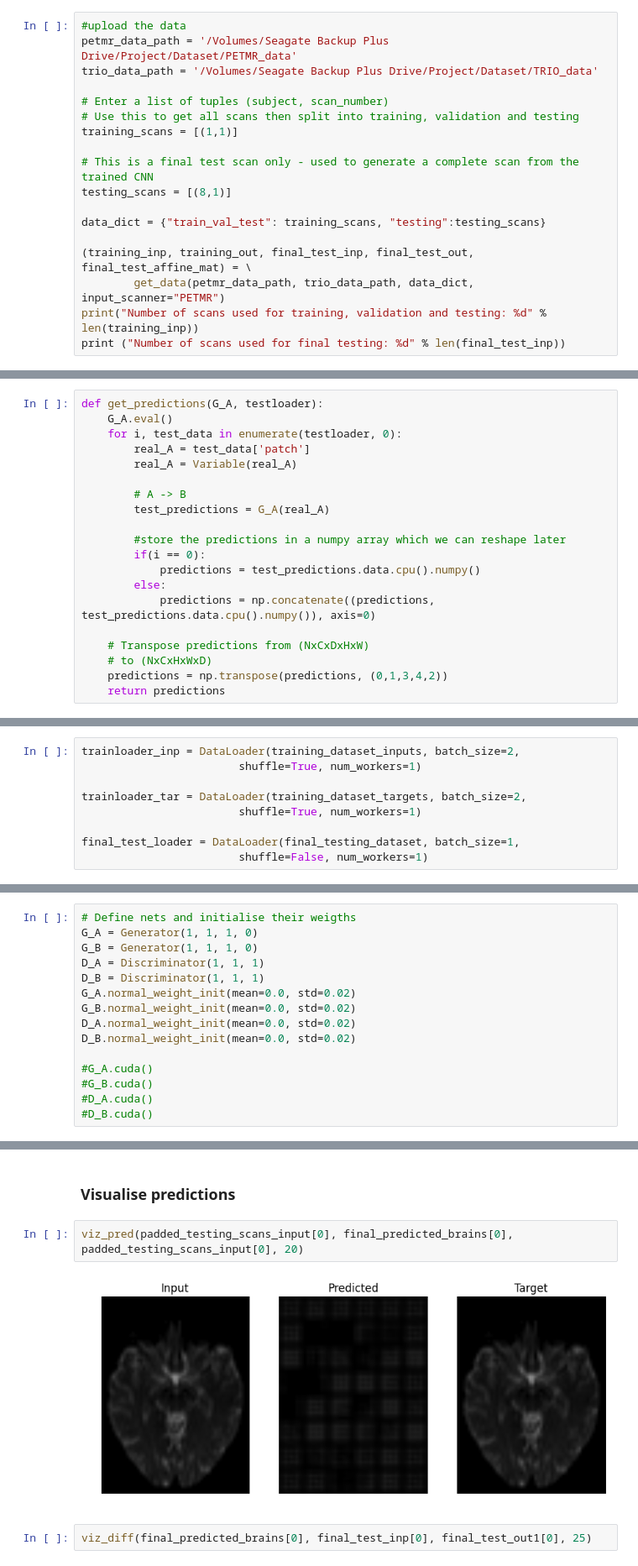
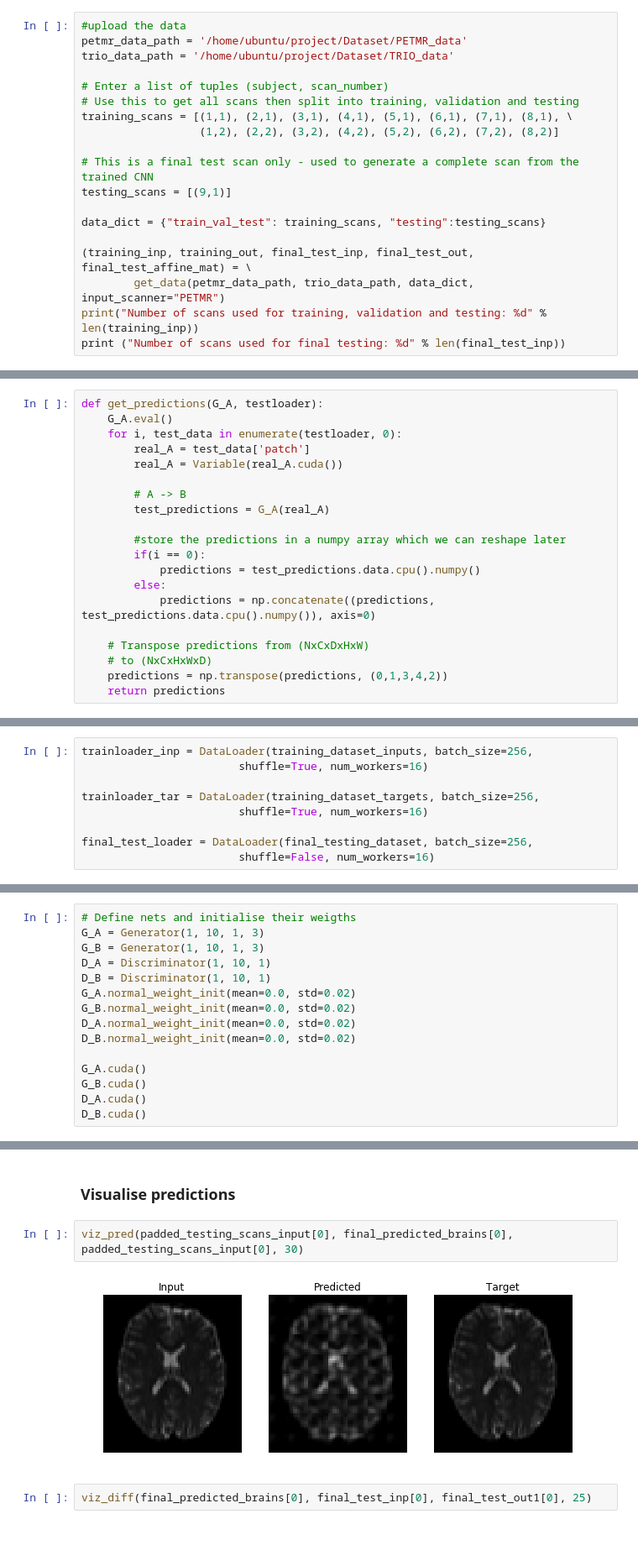
Before and after one commit to shivamdhall/MRIDataHarmonisation, a Jupyter notebook: Development/Final - AWS - Cycle-GAN.ipynb, the cells around one changed output, grey strips where cells are left out. Shown at 84% size. Drawn from its saved outputs; the diff is of its cells as text; blank space fills up the shorter version.

```diff
--- a/Development/Final - AWS - Cycle-GAN.ipynb
+++ b/Development/Final - AWS - Cycle-GAN.ipynb
@@ -143,15 +143,16 @@ def viz_pred(inputs, predictions, labels, sliceNo):
 #### Upload the data
 # %%
 #upload the data
-petmr_data_path = '/Volumes/Seagate Backup Plus Drive/Project/Dataset/PETMR_data'
-trio_data_path = '/Volumes/Seagate Backup Plus Drive/Project/Dataset/TRIO_data'
+petmr_data_path = '/home/ubuntu/project/Dataset/PETMR_data'
+trio_data_path = '/home/ubuntu/project/Dataset/TRIO_data'
 
 # Enter a list of tuples (subject, scan_number)
 # Use this to get all scans then split into training, validation and testing
-training_scans = [(1,1)]
+training_scans = [(1,1), (2,1), (3,1), (4,1), (5,1), (6,1), (7,1), (8,1), \
+                  (1,2), (2,2), (3,2), (4,2), (5,2), (6,2), (7,2), (8,2)]
 
 # This is a final test scan only - used to generate a complete scan from the trained CNN
-testing_scans = [(8,1)]
+testing_scans = [(9,1)]
 
 data_dict = {"train_val_test": training_scans, "testing":testing_scans}
 
@@ -405,7 +421,7 @@ def get_predictions(G_A, testloader):
     G_A.eval()
     for i, test_data in enumerate(testloader, 0):
         real_A = test_data['patch']
-        real_A = Variable(real_A)
+        real_A = Variable(real_A.cuda())
 
         # A -> B
         test_predictions = G_A(real_A)
@@ -458,14 +474,14 @@ training_dataset_targets = MRIdataset(training_patches_target, transform=transfo
 
 final_testing_dataset = MRIdataset(testing_patches_input, transform=transforms.Compose([To_Tensor()]))
 # %%
-trainloader_inp = DataLoader(training_dataset_inputs, batch_size=2,
-                        shuffle=True, num_workers=1)
+trainloader_inp = DataLoader(training_dataset_inputs, batch_size=256,
+                        shuffle=True, num_workers=16)
 
-trainloader_tar = DataLoader(training_dataset_targets, batch_size=2,
-                        shuffle=True, num_workers=1)
+trainloader_tar = DataLoader(training_dataset_targets, batch_size=256,
+                        shuffle=True, num_workers=16)
 
-final_test_loader = DataLoader(final_testing_dataset, batch_size=1,
-                        shuffle=False, num_workers=1)
+final_test_loader = DataLoader(final_testing_dataset, batch_size=256,
+                        shuffle=False, num_workers=16)
 # %% [markdown]
 # Develop GAN
 # %%
@@ -611,16 +627,16 @@ class Discriminator(torch.nn.Module):
                 torch.nn.init.normal(m.conv.weight, mean, std)
 # %%
 # Define nets and initialise their weigths
-G_A = Generator(1, 1, 1, 0)
-G_B = Generator(1, 1, 1, 0)
-D_A = Discriminator(1, 1, 1)
-D_B = Discriminator(1, 1, 1)
+G_A = Generator(1, 10, 1, 3)
+G_B = Generator(1, 10, 1, 3)
+D_A = Discriminator(1, 10, 1)
+D_B = Discriminator(1, 10, 1)
 G_A.normal_weight_init(mean=0.0, std=0.02)
 G_B.normal_weight_init(mean=0.0, std=0.02)
 D_A.normal_weight_init(mean=0.0, std=0.02)
 D_B.normal_weight_init(mean=0.0, std=0.02)
 
-#G_A.cuda()
-#G_B.cuda()
-#D_A.cuda()
-#D_B.cuda()
+G_A.cuda()
+G_B.cuda()
+D_A.cuda()
+D_B.cuda()
@@ -663,9 +712,9 @@ final_predicted_brains = reconstruct_brain(final_test_predictions, padded_testin
 # %% [markdown]
 ### Visualise predictions
 # %%
-viz_pred(padded_testing_scans_input[0], final_predicted_brains[0], padded_testing_scans_input[0], 20)
+viz_pred(padded_testing_scans_input[0], final_predicted_brains[0], padded_testing_scans_input[0], 30)
 # %% [output]
-[figure, old version]
+[figure, new version]
 # %%
 viz_diff(final_predicted_brains[0], final_test_inp[0], final_test_out1[0], 25)
 # %% [markdown]
```
Also changed, not shown: parts of 6 cells of this notebook, 2 other files.
